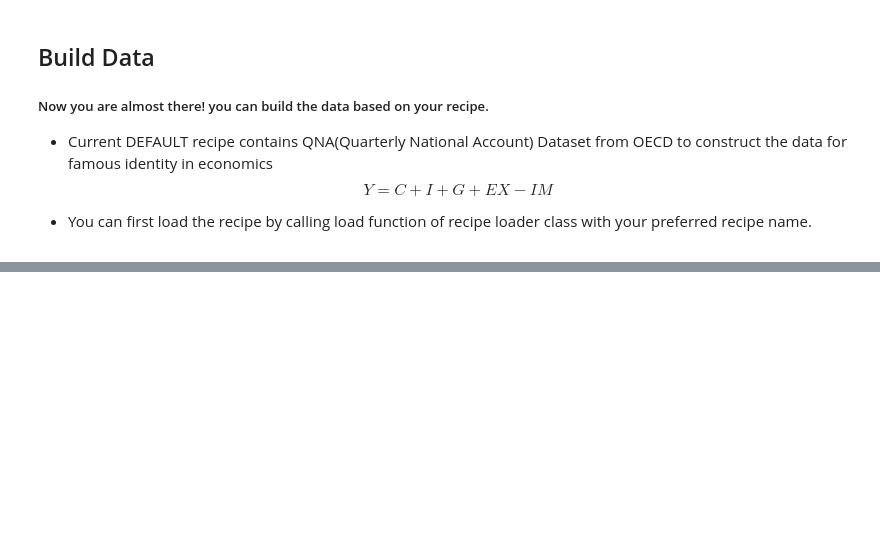
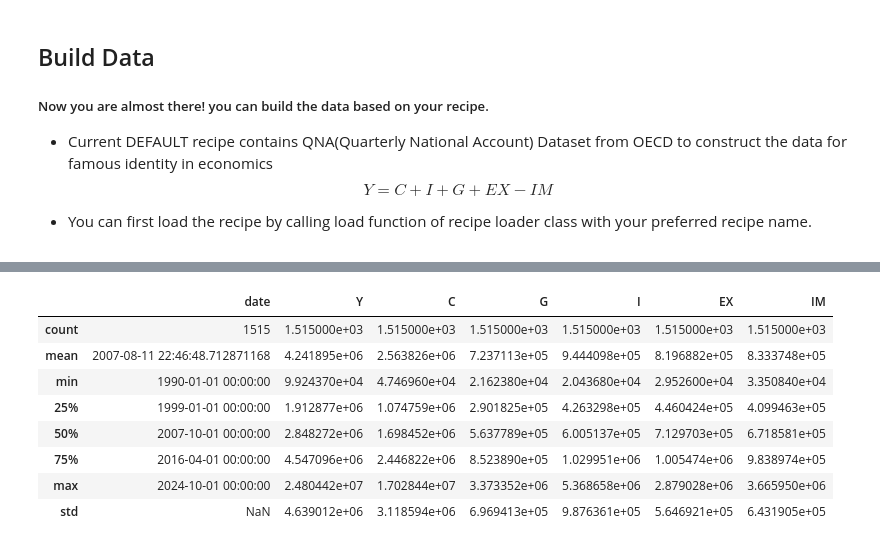
Before and after one commit to minkeymouse/oecddatabuilder, a Jupyter notebook: tutorial/tutorial.ipynb, the cells around one changed output, grey strips where cells are left out. Cells and saved outputs as stored; diff of their text form; code cells hidden in the pictures; blank space fills up the shorter version.

```diff
--- a/tutorial/tutorial.ipynb
+++ b/tutorial/tutorial.ipynb
@@ -34,7 +53,7 @@ INFO:oecddatabuilder.recipe_loader:User configuration updated successfully in /U
 - However, it is NOT recommanded to modify the default recipe.
 - Last but not least, be aware of recipe's nested dictionary format. I know it's confusing but that was the best I could do.
 # %%
-my_config = recipe_loader.load(recipe_name="DEFAULT")
+default_recipe = recipe_loader.load(recipe_name="DEFAULT")
 
-my_config
+default_recipe
 # %% [output]
@@ -101,0 +121,4 @@ INFO:oecddatabuilder.recipe_loader:Recipe update completed successfully.
+# %%
+new_recipe = recipe_loader.load(recipe_name="TUTORIAL")
+
+new_recipe
@@ -120,0 +193,4 @@ INFO:oecddatabuilder.recipe_loader:User configuration loaded for group 'DEFAULT'
+# %%
+API = OECD_data.OECDAPI_Databuilder(config=default_recipe, start="1990-Q1", end="2024-Q4", freq="Q", response_format="csv",
+                                    dbpath="../datasets/OECD",
+                                    base_url="https://sdmx.oecd.org/public/rest/data/OECD.SDD.NAD,DSD_NAMAIN1@DF_QNA,1.1/", request_interval=60)
@@ -120,0 +226,2 @@ INFO:oecddatabuilder.recipe_loader:User configuration loaded for group 'DEFAULT'
+# %%
+df = API.create_dataframe()
@@ -120,0 +255,12 @@ INFO:oecddatabuilder.recipe_loader:User configuration loaded for group 'DEFAULT'
+# %%
+df.describe()
+# %% [output]
+|  | date | Y | C | G | I | EX | IM |
+| count | 1515 | 1.515000e+03 | 1.515000e+03 | 1.515000e+03 | 1.515000e+03 | 1.515000e+03 | 1.515000e+03 |
+| mean | 2007-08-11 22:46:48.712871168 | 4.241895e+06 | 2.563826e+06 | 7.237113e+05 | 9.444098e+05 | 8.196882e+05 | 8.333748e+05 |
+| min | 1990-01-01 00:00:00 | 9.924370e+04 | 4.746960e+04 | 2.162380e+04 | 2.043680e+04 | 2.952600e+04 | 3.350840e+04 |
+| 25% | 1999-01-01 00:00:00 | 1.912877e+06 | 1.074759e+06 | 2.901825e+05 | 4.263298e+05 | 4.460424e+05 | 4.099463e+05 |
+| 50% | 2007-10-01 00:00:00 | 2.848272e+06 | 1.698452e+06 | 5.637789e+05 | 6.005137e+05 | 7.129703e+05 | 6.718581e+05 |
+| 75% | 2016-04-01 00:00:00 | 4.547096e+06 | 2.446822e+06 | 8.523890e+05 | 1.029951e+06 | 1.005474e+06 | 9.838974e+05 |
+| max | 2024-10-01 00:00:00 | 2.480442e+07 | 1.702844e+07 | 3.373352e+06 | 5.368658e+06 | 2.879028e+06 | 3.665950e+06 |
+| std | NaN | 4.639012e+06 | 3.118594e+06 | 6.969413e+05 | 9.876361e+05 | 5.646921e+05 | 6.431905e+05 |
```
Also changed, not shown: parts of 21 cells of this notebook, 10 other files.
